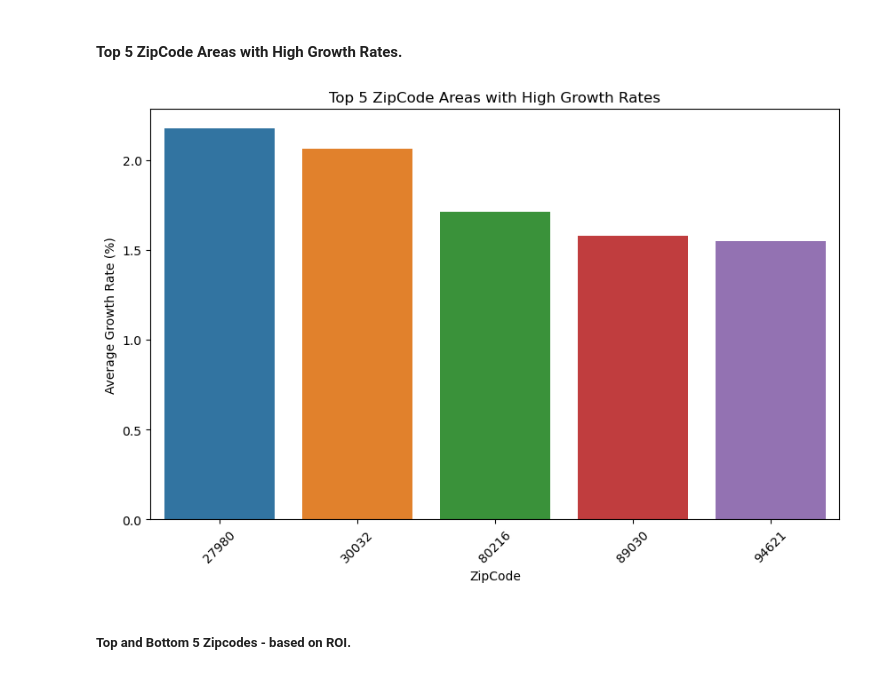
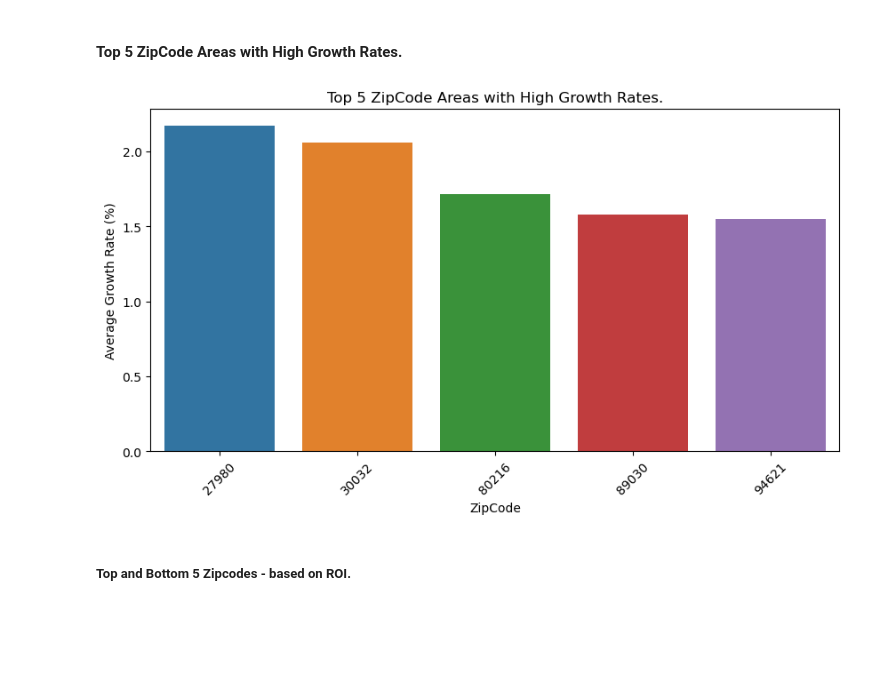
Before and after one commit to PaulMuniu/Phase-4-Group-Project, a Jupyter notebook: Student.ipynb, the cells around one changed output. Drawn from its saved outputs; the diff is of its cells as text; code cells hidden in the pictures; blank space fills up the shorter version.

```diff
--- a/Student.ipynb
+++ b/Student.ipynb
@@ -580,20 +568,20 @@ As outlined in [https://www.investopedia.com/articles/economics/09/subprime-mark
 # %%
 # Calculate the growth rate for various Zipcodes (Regions)
 data['GrowthRate'] = data.groupby('ZipCode')['Value'].pct_change() * 100
 
-# Get the average growth rate and identify the top 5 ZipCodes
+# Average growth rate and top 5 ZipCodes
 average_pct_change = data.groupby('ZipCode')['GrowthRate'].mean().sort_values(ascending=False).head(5).reset_index()
 
-# Plot the top 5 ZipCodes with the highest growth rates
-plt.figure(figsize=(10,6))
+# Plotting
+plt.figure(figsize=(10,5))
 sns.barplot(data=average_pct_change, x='ZipCode', y='GrowthRate')
-plt.title("Top 5 ZipCode Areas with High Growth Rates")
+plt.title("Top 5 ZipCode Areas with High Growth Rates.")
 plt.xlabel("ZipCode")
 plt.ylabel("Average Growth Rate (%)")
 plt.xticks(rotation=45)
 plt.show();
 # %% [output]
-[figure, old version]
+[figure, new version]
 # %% [markdown]
 ##### Top and Bottom 5 Zipcodes - based on ROI.
 # %%
```
Also changed, not shown: parts of 39 cells of this notebook.
